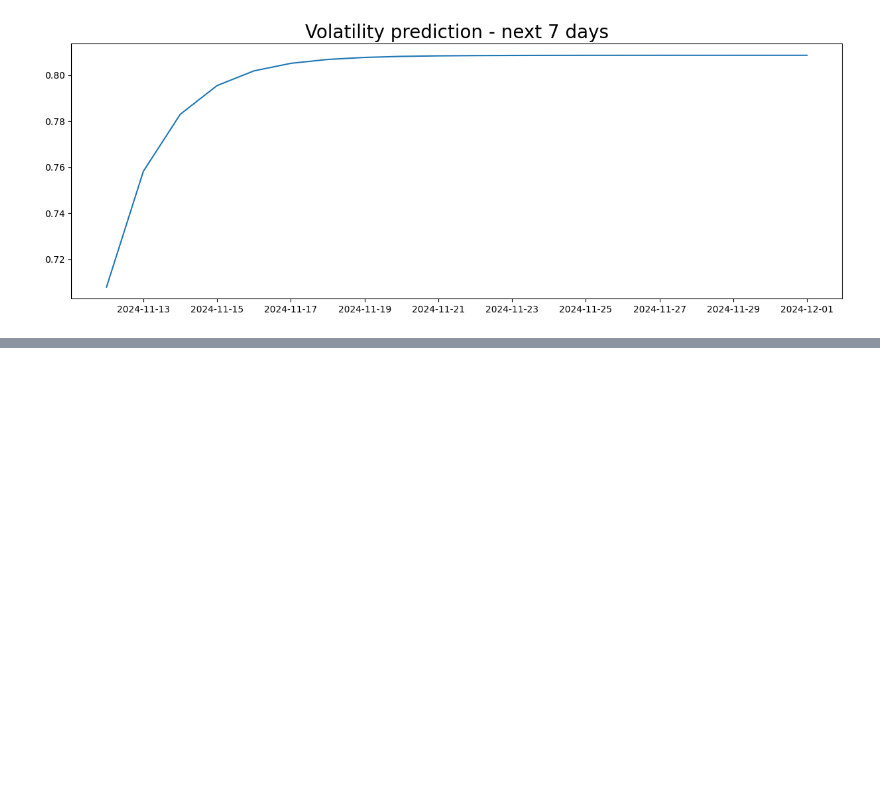
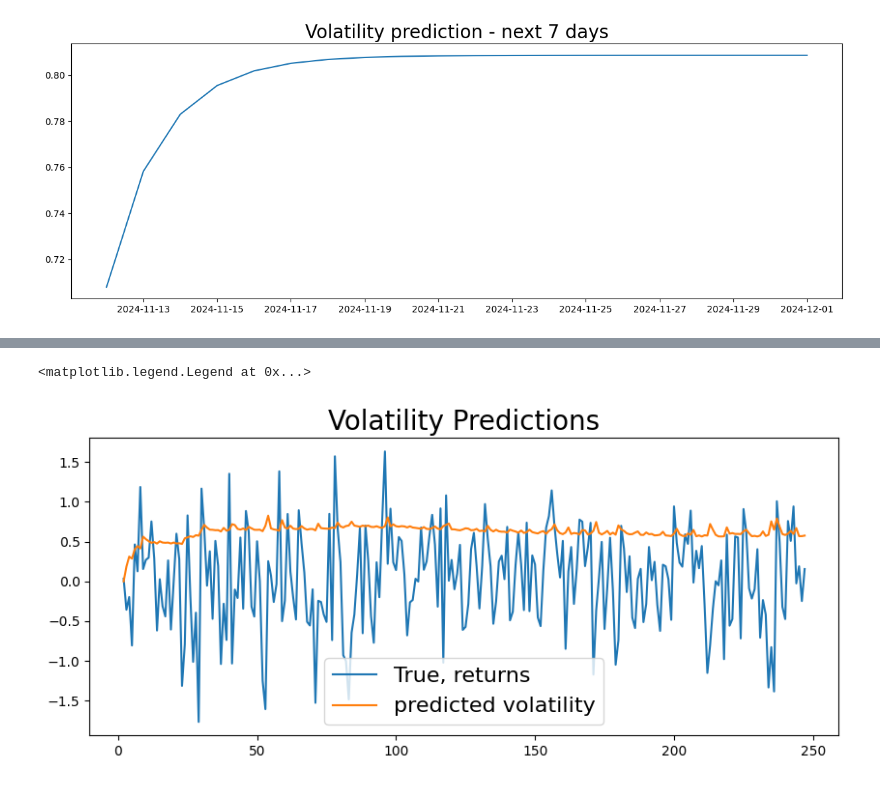
Before and after one commit to mxcjhack/Garch-dataset-volatility, a Jupyter notebook: Untitled.ipynb, the cells around one changed output, grey strips where cells are left out. Cells and saved outputs as stored; diff of their text form; code cells hidden in the pictures; blank space fills up the shorter version.

```diff
--- a/Untitled.ipynb
+++ b/Untitled.ipynb
@@ -196,0 +291,3 @@ Text(0.5, 1.0, 'Volatility prediction - next 7 days')
+# %%
+model = arch_model(returns, p = 1, q = 0)
+model_fit = model.fit()
@@ -196,0 +334,13 @@ Text(0.5, 1.0, 'Volatility prediction - next 7 days')
+# %%
+rolling_predictions = []
+
+testsize = 246
+
+for i in range(testsize):
+    train = returns[:-(testsize - i)]
+    model = arch_model(train, p=1, q=0)
+    model_fit = model.fit(disp="off")
+    pred = model_fit.forecast(horizon=1)
+    rolling_predictions.append(np.sqrt(pred.variance.values[-1, :][0]))
+
+print("Rolling predictions:", rolling_predictions)
@@ -196,0 +366,11 @@ Text(0.5, 1.0, 'Volatility prediction - next 7 days')
+# %%
+rolling_predictions = pd.Series(rolling_predictions, index = returns.index[-246:])
+# %%
+plt.figure(figsize = (10, 4))
+true,  = plt.plot(returns[-246:])
+preds, = plt.plot(rolling_predictions)
+plt.title("Volatility Predictions", fontsize = 20)
+plt.legend(["True, returns", "predicted volatility"], fontsize = 16)
+# %% [output]
+<matplotlib.legend.Legend at 0x...>
+[figure, added]
```
Also changed, not shown: parts of 22 cells of this notebook.
